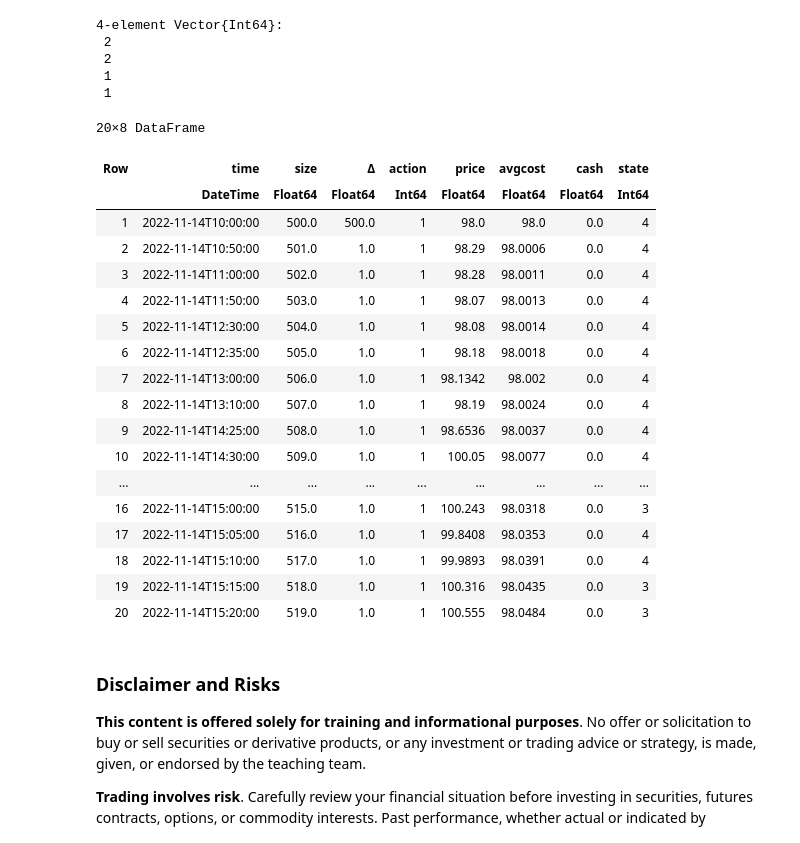
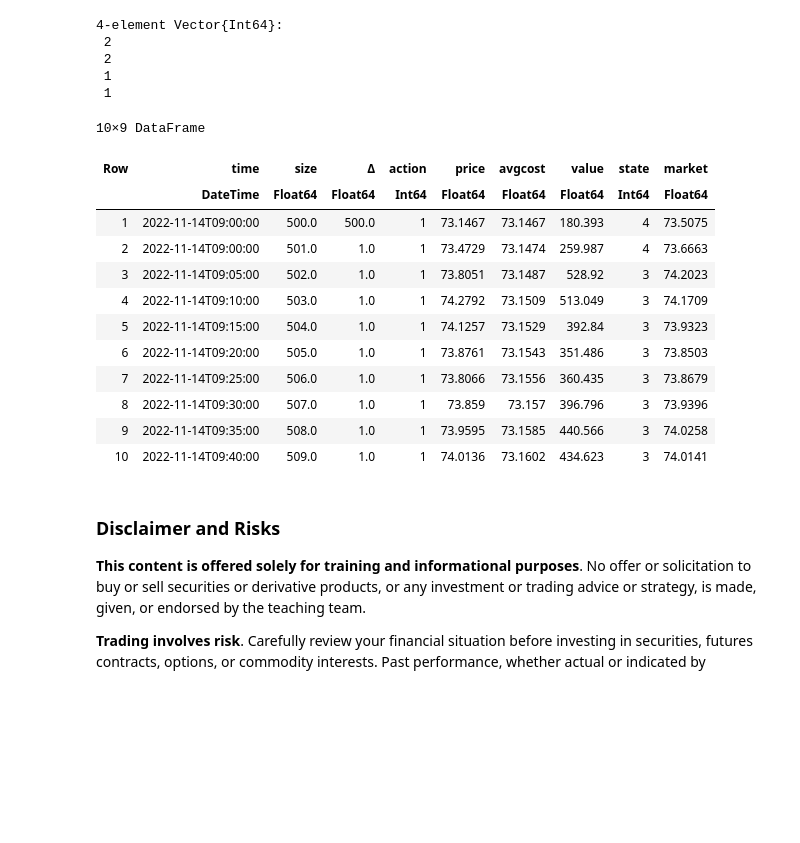
Before and after one commit to varnerlab/CHEME-5660-Markets-Mayhem-Example-Notebooks, a Jupyter notebook: labs/lab-9-QLearning-TradeBot/CHEME-5660-Lab-9-MFRL-QL-Ticker-Test.ipynb, the cells around one changed output. Cells and saved outputs as stored; diff of their text form; code cells hidden in the pictures; blank space fills up the shorter version.

Commit message:
Value of portfolio
updated code to compute the value of the portfolio

```diff
--- a/labs/lab-9-QLearning-TradeBot/CHEME-5660-Lab-9-MFRL-QL-Ticker-Test.ipynb
+++ b/labs/lab-9-QLearning-TradeBot/CHEME-5660-Lab-9-MFRL-QL-Ticker-Test.ipynb
@@ -69,30 +69,33 @@ account_df = DataFrame(
     action = Int64[],
     price = Float64[],
     avgcost = Float64[],
-    cash = Float64[],
-    state = Int64[]
+    value = Float64[],
+    state = Int64[],
+    market = Float64[]
 );
 
 # grab an initial price - and record first trade
+# initialize w/a single share -
 initial_price = price(df_test,1);
 record = (
     time = df_test[1,:timestamp],
     size = nₒ,
     Δ = nₒ,
     price = initial_price,
+    market = df_test[2,:volume_weighted_average_price],
     avgcost = initial_price,
     action = 1,
-    cash = 0.0,
+    value = 0.0,
     state = state(initial_price, W)
 );
 push!(account_df, record);
 
 # how many trades do we have in our ledger?
 number_of_trades = nrow(df_test);
-for trade_index ∈ 2:number_of_trades
+for trade_index ∈ 2:(number_of_trades-1)
 
     # get the data for this trade -
-    trade_date = df_test[trade_index,:timestamp];
+    trade_date = df_test[trade_index-1,:timestamp];
 
     # compute my policy -
     p = price(df_test, trade_index); # get price
@@ -114,8 +117,9 @@ for trade_index ∈ 2:number_of_trades
             price = p,
             action = aᵢ,
             avgcost = 0.0,
-            cash = 0.0,
-            state = s
+            value = 0.0,
+            state = s,
+            market = df_test[trade_index+1,:volume_weighted_average_price]
         );
         push!(account_df, record);
 
@@ -132,8 +136,9 @@ for trade_index ∈ 2:number_of_trades
             price = p,
             action = aᵢ,
             avgcost = 0.0,
-            cash = 0.0,
-            state = s
+            value = 0.0,
+            state = s,
+            market = df_test[trade_index+1,:volume_weighted_average_price]
         );
         push!(account_df, record);
 
@@ -150,8 +155,9 @@ for trade_index ∈ 2:number_of_trades
             price = p,
             action = 1, # we buy - ovveride policy
             avgcost = 0.0,
-            cash = 0.0,
-            state = s
+            value = 0.0,
+            state = s,
+            market = df_test[trade_index+1,:volume_weighted_average_price]
         );
         push!(account_df, record);
 
@@ -165,43 +171,43 @@ for trade_index ∈ 2:number_of_trades
             price = p,
             action = aᵢ,
             avgcost = 0.0,
-            cash = 0.0,
-            state = s
+            value = 0.0,
+            state = s,
+            market = df_test[trade_index+1,:volume_weighted_average_price]
         );
         push!(account_df, record);
     end
 end
 
 # compute the average price -
-for trade_index ∈ 1:number_of_trades
+for trade_index ∈ 1:(number_of_trades - 1)
+
+    # what is the vwap at *next* time point -
+    my_next_vwap = account_df[trade_index,:market]
 
     # compute the average price -
     avgcost = compute_average_cost(account_df[1:trade_index,:]);
+    cash_value = compute_cash_value(account_df[1:trade_index,:], my_next_vwap);
 
     # set -
-    account_df[trade_index,:avgcost] = avgcost;
+    account_df[trade_index, :avgcost] = avgcost;
+    account_df[trade_index, :value] = cash_value;
 end
 # %%
-account_df[1:20,:]
+account_df[1:10,:]
 # %% [output]
-20×8 DataFrame
+10×9 DataFrame
-| Row | time | size | Δ | action | price | avgcost | cash | state |
-|  | DateTime | Float64 | Float64 | Int64 | Float64 | Float64 | Float64 | Int64 |
-| 1 | 2022-11-14T10:00:00 | 500.0 | 500.0 | 1 | 98.0 | 98.0 | 0.0 | 4 |
-| 2 | 2022-11-14T10:50:00 | 501.0 | 1.0 | 1 | 98.29 | 98.0006 | 0.0 | 4 |
-| 3 | 2022-11-14T11:00:00 | 502.0 | 1.0 | 1 | 98.28 | 98.0011 | 0.0 | 4 |
-| 4 | 2022-11-14T11:50:00 | 503.0 | 1.0 | 1 | 98.07 | 98.0013 | 0.0 | 4 |
-| 5 | 2022-11-14T12:30:00 | 504.0 | 1.0 | 1 | 98.08 | 98.0014 | 0.0 | 4 |
-| 6 | 2022-11-14T12:35:00 | 505.0 | 1.0 | 1 | 98.18 | 98.0018 | 0.0 | 4 |
-| 7 | 2022-11-14T13:00:00 | 506.0 | 1.0 | 1 | 98.1342 | 98.002 | 0.0 | 4 |
-| 8 | 2022-11-14T13:10:00 | 507.0 | 1.0 | 1 | 98.19 | 98.0024 | 0.0 | 4 |
-| 9 | 2022-11-14T14:25:00 | 508.0 | 1.0 | 1 | 98.6536 | 98.0037 | 0.0 | 4 |
-| 10 | 2022-11-14T14:30:00 | 509.0 | 1.0 | 1 | 100.05 | 98.0077 | 0.0 | 4 |
-| ... | ... | ... | ... | ... | ... | ... | ... | ... |
-| 16 | 2022-11-14T15:00:00 | 515.0 | 1.0 | 1 | 100.243 | 98.0318 | 0.0 | 3 |
-| 17 | 2022-11-14T15:05:00 | 516.0 | 1.0 | 1 | 99.8408 | 98.0353 | 0.0 | 4 |
-| 18 | 2022-11-14T15:10:00 | 517.0 | 1.0 | 1 | 99.9893 | 98.0391 | 0.0 | 4 |
-| 19 | 2022-11-14T15:15:00 | 518.0 | 1.0 | 1 | 100.316 | 98.0435 | 0.0 | 3 |
-| 20 | 2022-11-14T15:20:00 | 519.0 | 1.0 | 1 | 100.555 | 98.0484 | 0.0 | 3 |
+| Row | time | size | Δ | action | price | avgcost | value | state | market |
+|  | DateTime | Float64 | Float64 | Int64 | Float64 | Float64 | Float64 | Int64 | Float64 |
+| 1 | 2022-11-14T09:00:00 | 500.0 | 500.0 | 1 | 73.1467 | 73.1467 | 180.393 | 4 | 73.5075 |
+| 2 | 2022-11-14T09:00:00 | 501.0 | 1.0 | 1 | 73.4729 | 73.1474 | 259.987 | 4 | 73.6663 |
+| 3 | 2022-11-14T09:05:00 | 502.0 | 1.0 | 1 | 73.8051 | 73.1487 | 528.92 | 3 | 74.2023 |
+| 4 | 2022-11-14T09:10:00 | 503.0 | 1.0 | 1 | 74.2792 | 73.1509 | 513.049 | 3 | 74.1709 |
+| 5 | 2022-11-14T09:15:00 | 504.0 | 1.0 | 1 | 74.1257 | 73.1529 | 392.84 | 3 | 73.9323 |
+| 6 | 2022-11-14T09:20:00 | 505.0 | 1.0 | 1 | 73.8761 | 73.1543 | 351.486 | 3 | 73.8503 |
+| 7 | 2022-11-14T09:25:00 | 506.0 | 1.0 | 1 | 73.8066 | 73.1556 | 360.435 | 3 | 73.8679 |
+| 8 | 2022-11-14T09:30:00 | 507.0 | 1.0 | 1 | 73.859 | 73.157 | 396.796 | 3 | 73.9396 |
+| 9 | 2022-11-14T09:35:00 | 508.0 | 1.0 | 1 | 73.9595 | 73.1585 | 440.566 | 3 | 74.0258 |
+| 10 | 2022-11-14T09:40:00 | 509.0 | 1.0 | 1 | 74.0136 | 73.1602 | 434.623 | 3 | 74.0141 |
 # %%
 plot(account_df[:,:price], lw=2, ylabel="Filled price $(ticker_symbol) (USD/share)", xlabel="Time index (AU)", label="price", legend=:bottomleft)
```
Also changed, not shown: parts of 3 cells of this notebook, 4 other files.
